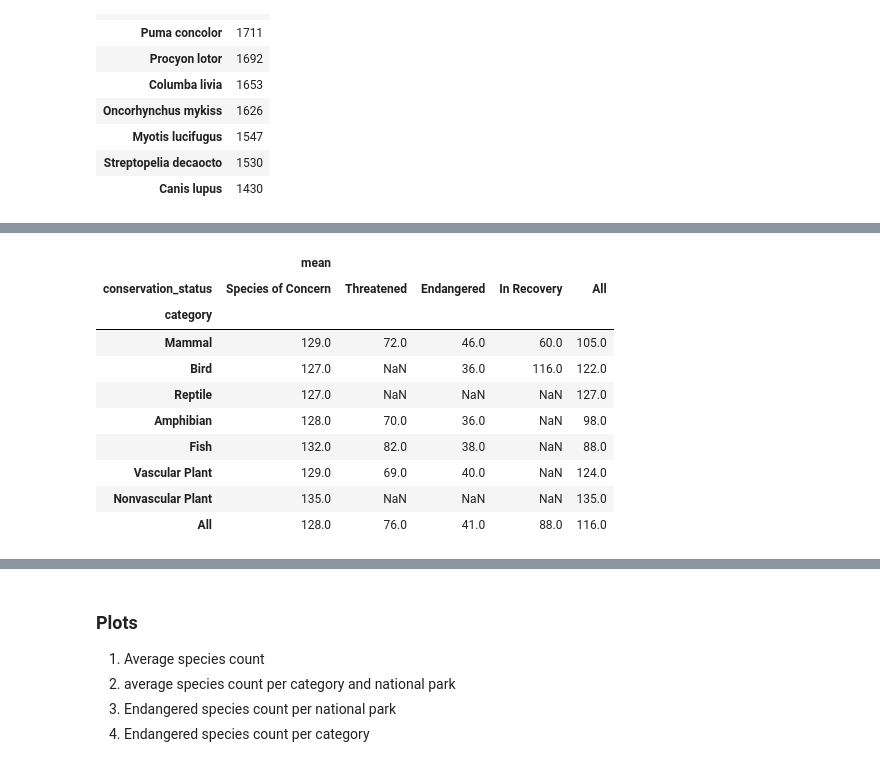
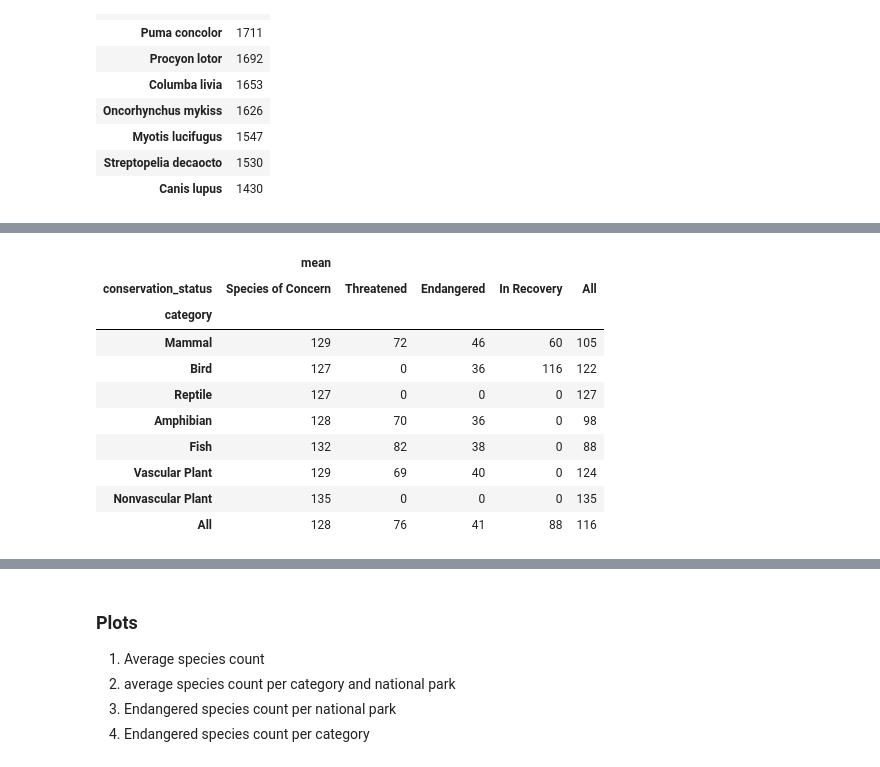
Before and after one commit to egecalay/Biodiversity-in-National-Parks, a Jupyter notebook: biodiversity.ipynb, the cells around one changed output, grey strips where cells are left out. Drawn from its saved outputs; the diff is of its cells as text; code cells hidden in the pictures.

```diff
--- a/biodiversity.ipynb
+++ b/biodiversity.ipynb
@@ -368,17 +302,19 @@ df_group_3.unstack(-1)
 # %%
 # 5. Which category has the most endangered species on average?
 #df_group_4= df.groupby(['conservation_status','category']).observations.aggregate(['sum'])
-df_group_4=df.pivot_table(index='category',columns='conservation_status',values='observations',aggfunc=['mean'],margins=True)
-np.round(df_group_4)
+
+# null values in the conservation status column likely represent species not categorized for conservation, i.e not under conservation.
+df_group_4=df.pivot_table(index='category',columns='conservation_status',values='observations',aggfunc=['mean'],margins=True,fill_value=(0)).round().astype(int)
+df_group_4
 # %% [output]
 |  | mean |  |  |  |  |
 | conservation_status | Species of Concern | Threatened | Endangered | In Recovery | All |
 | category |  |  |  |  |  |
-| Mammal | 129.0 | 72.0 | 46.0 | 60.0 | 105.0 |
-| Bird | 127.0 | NaN | 36.0 | 116.0 | 122.0 |
-| Reptile | 127.0 | NaN | NaN | NaN | 127.0 |
-| Amphibian | 128.0 | 70.0 | 36.0 | NaN | 98.0 |
-| Fish | 132.0 | 82.0 | 38.0 | NaN | 88.0 |
-| Vascular Plant | 129.0 | 69.0 | 40.0 | NaN | 124.0 |
-| Nonvascular Plant | 135.0 | NaN | NaN | NaN | 135.0 |
-| All | 128.0 | 76.0 | 41.0 | 88.0 | 116.0 |
+| Mammal | 129 | 72 | 46 | 60 | 105 |
+| Bird | 127 | 0 | 36 | 116 | 122 |
+| Reptile | 127 | 0 | 0 | 0 | 127 |
+| Amphibian | 128 | 70 | 36 | 0 | 98 |
+| Fish | 132 | 82 | 38 | 0 | 88 |
+| Vascular Plant | 129 | 69 | 40 | 0 | 124 |
+| Nonvascular Plant | 135 | 0 | 0 | 0 | 135 |
+| All | 128 | 76 | 41 | 88 | 116 |
```
Also changed, not shown: parts of 5 cells of this notebook.
